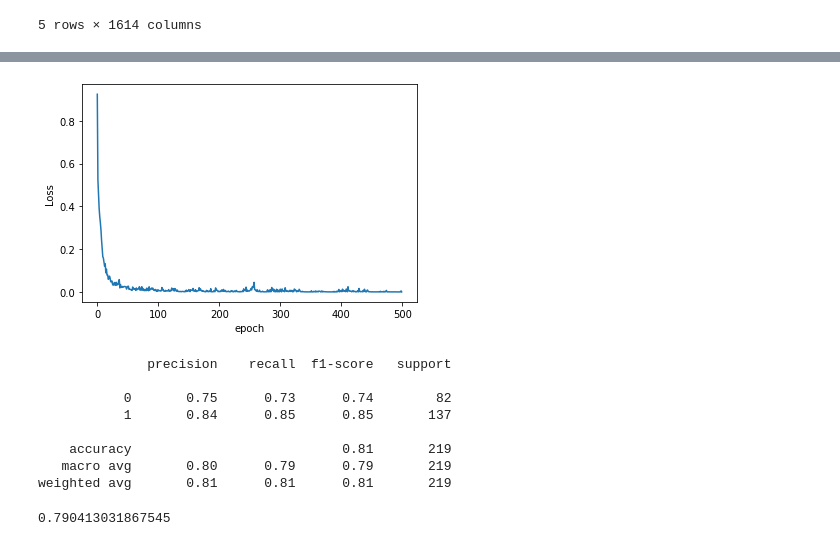
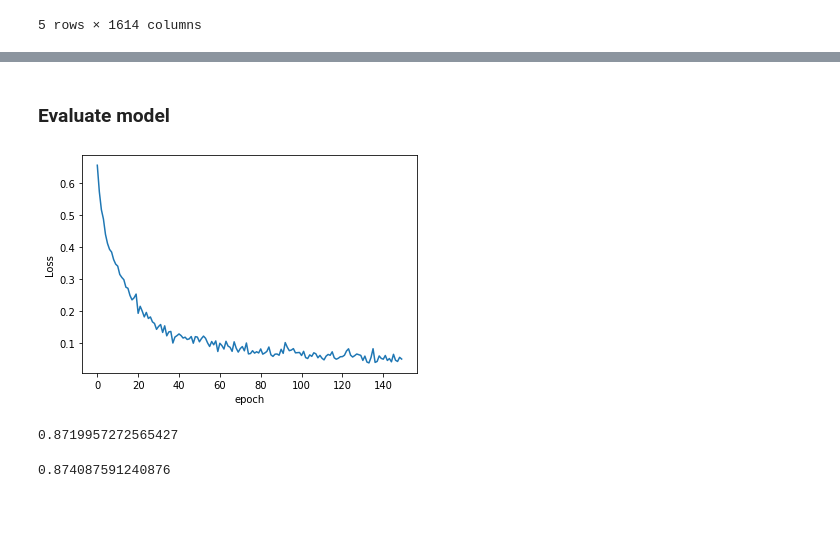
Before and after one commit to StefanPushkov/TestDocker, a Jupyter notebook: jupyter/NN.ipynb, the cells around one changed output, grey strips where cells are left out. Saved outputs shown, nothing was run; the diff lists cells and outputs as text; code cells hidden in the pictures; blank space fills up the shorter version.

```diff
--- a/jupyter/NN.ipynb
+++ b/jupyter/NN.ipynb
@@ -49,9 +52,14 @@ Y_train_tensor = torch.tensor(Y_train.values).flatten()
 x_test_tensor = torch.tensor(x_test, dtype=torch.float)
 y_test_tensor = torch.tensor(y_test.values).flatten()
 # %%
-# Create train dataset
-batch_size = 256
+# Create train dataloader
+batch_size = 128
 
 train_dataset = data_utils.TensorDataset(X_train_tensor, Y_train_tensor)
 train_loader = data_utils.DataLoader(dataset = train_dataset, batch_size = batch_size, shuffle = True)
+
+# Create eval dataloader
+
+eval_dataset = data_utils.TensorDataset(x_test_tensor, y_test_tensor)
+eval_loader = data_utils.DataLoader(dataset = eval_dataset, batch_size = batch_size, shuffle = True)
 # %%
@@ -178,10 +139,10 @@ class MyClassifierSecond(nn.Module):
 # %%
-#Initialize the model
-model = MyClassifierSecond()
-#Define loss criterion
+# Initialize the model
+model = MyClassifier()
+# Define loss criterion
 criterion = nn.BCEWithLogitsLoss()
-#Define the optimizer
-optimizer = torch.optim.Adam(model.parameters(), lr=1e-2)
+# Define the optimizer
+optimizer = torch.optim.Adam(model.parameters(), lr=1e-3)
 # %%
 model
 # %% [output]
@@ -216,11 +196,11 @@ def train_model(model, optim, criterion, train_dl):
 # %%
 #Number of epochs
-epochs = 500
+epochs = 150
 #List to store losses
-losses = []
+train_losses = []
 for i in range(epochs):
     epoch_loss = train_model(model=model, optim=optimizer, criterion=criterion, train_dl=train_loader)
-    losses.append(epoch_loss)
+    train_losses.append(epoch_loss)
     if i % 10 == 0:
         print("Epoch {0}, Loss {1}".format(i+1, epoch_loss))
 # %% [output]
@@ -244,20 +222,8 @@ Epoch 491, Loss 5.911797771526208e-05
+# %% [markdown]
+### Evaluate model
 # %%
-plt.plot(range(epochs), losses)
+plt.plot(range(epochs), train_losses, label='Train loss')
 plt.ylabel('Loss')
 plt.xlabel('epoch');
 # %% [output]
-[figure, old version]
+[figure, new version]
-# %%
-from sklearn import metrics
-y_preds = model.predict(x_test_tensor)
-
-print(metrics.classification_report(y_test_tensor.long(), y_preds))
-# %% [output]
-              precision    recall  f1-score   support
-
-           0       0.75      0.73      0.74        82
-           1       0.84      0.85      0.85       137
-
-    accuracy                           0.81       219
-   macro avg       0.80      0.79      0.79       219
-weighted avg       0.81      0.81      0.81       219
@@ -266,4 +230,4 @@ from sklearn.metrics import roc_auc_score
 # %%
-roc_auc_score(y_test_tensor.long(), model.predict(x_test_tensor))
+roc_auc_score(y_test_tensor.long(), model.predict_proba(x_test_tensor))
 # %% [output]
-0.790413031867545
+0.8719957272565427
@@ -269,0 +236,6 @@ roc_auc_score(y_test_tensor.long(), model.predict(x_test_tensor))
+# %%
+false_positive_rate, true_positive_rate, thresholds = roc_curve(y_test_tensor.numpy(), prob_voting.numpy())
+roc_auc = auc(false_positive_rate, true_positive_rate)
+roc_auc
+# %% [output]
+0.874087591240876
```
Also changed, not shown: parts of 24 cells of this notebook, 5 other files.
